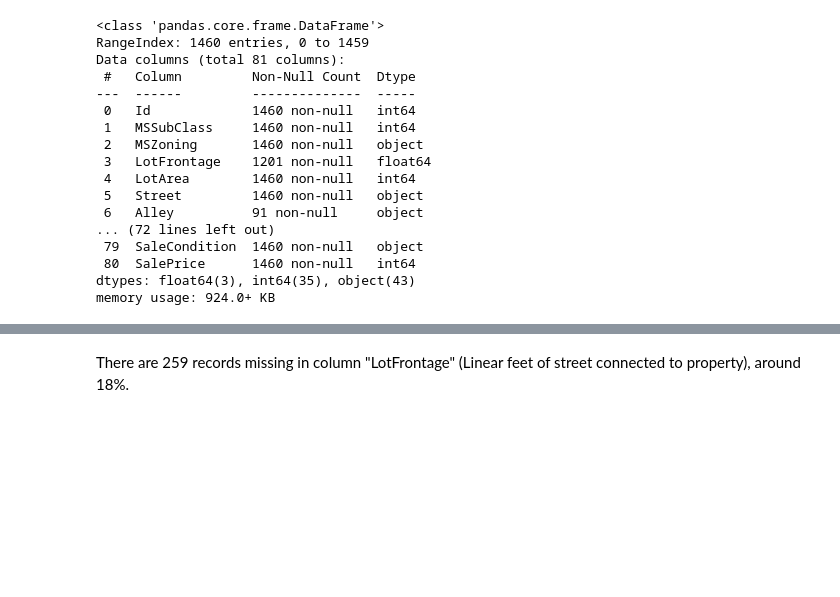
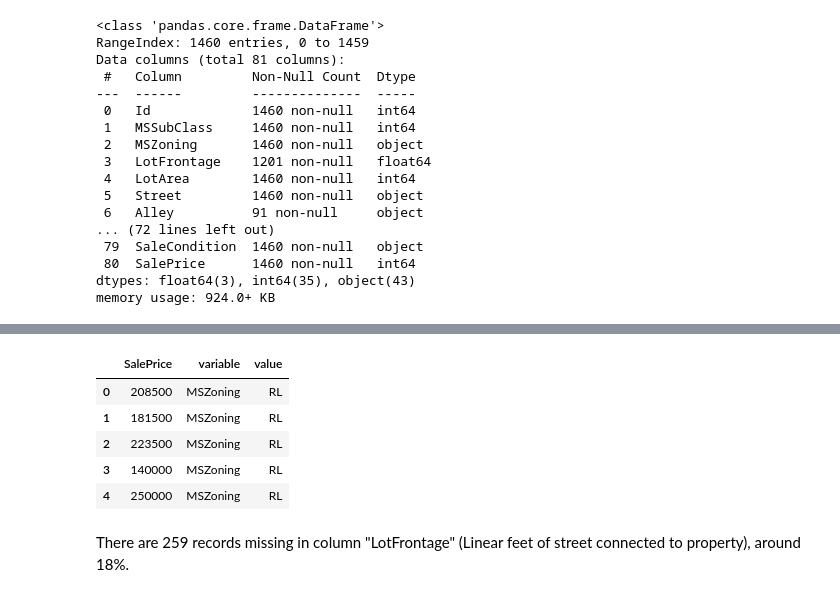
Before and after one commit to E-tech-coder/House_prices_prediction, a Jupyter notebook: copy_House_Prices.ipynb, the cells around one changed output, grey strips where cells are left out. Saved outputs shown, nothing was run; the diff lists cells and outputs as text; code cells hidden in the pictures; blank space fills up the shorter version.

```diff
--- a/copy_House_Prices.ipynb
+++ b/copy_House_Prices.ipynb
@@ -141,3 +210,12 @@ train = train.drop(columns = ["Fence", "PoolQC", "MiscFeature", "Alley", "MasVnr
+# %%
+melted.head(5)
+# %% [output]
+|  | SalePrice | variable | value |
+| 0 | 208500 | MSZoning | RL |
+| 1 | 181500 | MSZoning | RL |
+| 2 | 223500 | MSZoning | RL |
+| 3 | 140000 | MSZoning | RL |
+| 4 | 250000 | MSZoning | RL |
 # %% [markdown]
 There are 259 records missing in column "LotFrontage" (Linear feet of street connected to property), around 18%.
 # %%
```
Also changed, not shown: parts of 15 cells of this notebook.
